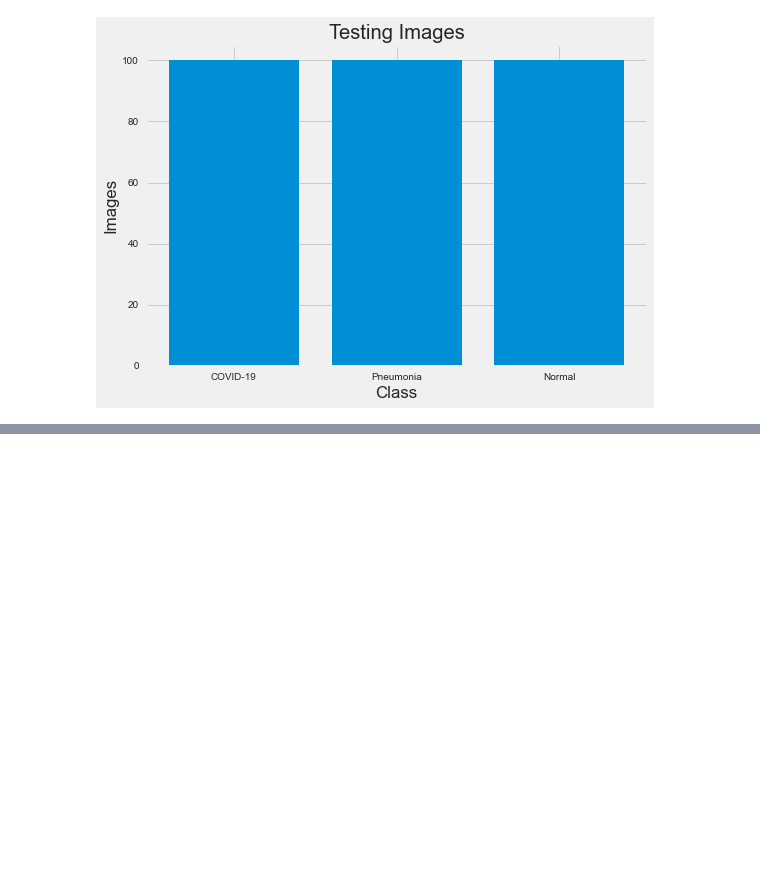
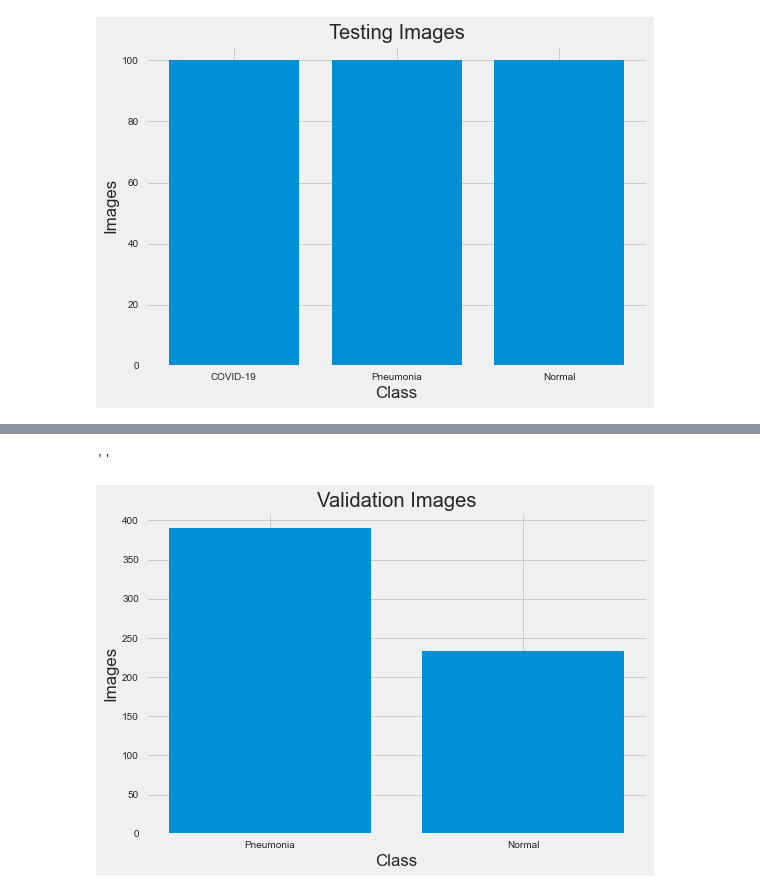
Before and after one commit to brentthayer1/x_ray_imaging, a Jupyter notebook: eda.ipynb, the cells around one changed output, grey strips where cells are left out. Cells and saved outputs as stored; diff of their text form; code cells hidden in the pictures; blank space fills up the shorter version.

```diff
--- a/eda.ipynb
+++ b/eda.ipynb
@@ -88,0 +99,6 @@ plt.savefig('images/testing_images.png')
+# %%
+category = 'PNEUMONIA'
+path = os.path.join(TEST_DATADIR, category)
+imgs = os.listdir(path)
+
+pneum_test_len = len(imgs)
@@ -88,0 +117,6 @@ plt.savefig('images/testing_images.png')
+# %%
+category = 'NORMAL'
+path = os.path.join(TEST_DATADIR, category)
+imgs = os.listdir(path)
+
+norm_test_len = len(imgs)
@@ -88,0 +161,10 @@ plt.savefig('images/testing_images.png')
+# %%
+plt.bar(X_test, y_test)
+plt.title('Validation Images')
+plt.xlabel('Class')
+plt.ylabel('Images')
+plt.savefig('images/testing_images.png')
+;
+# %% [output]
+''
+[figure, added]
```
Also changed, not shown: parts of 9 cells of this notebook, 33 other files.
